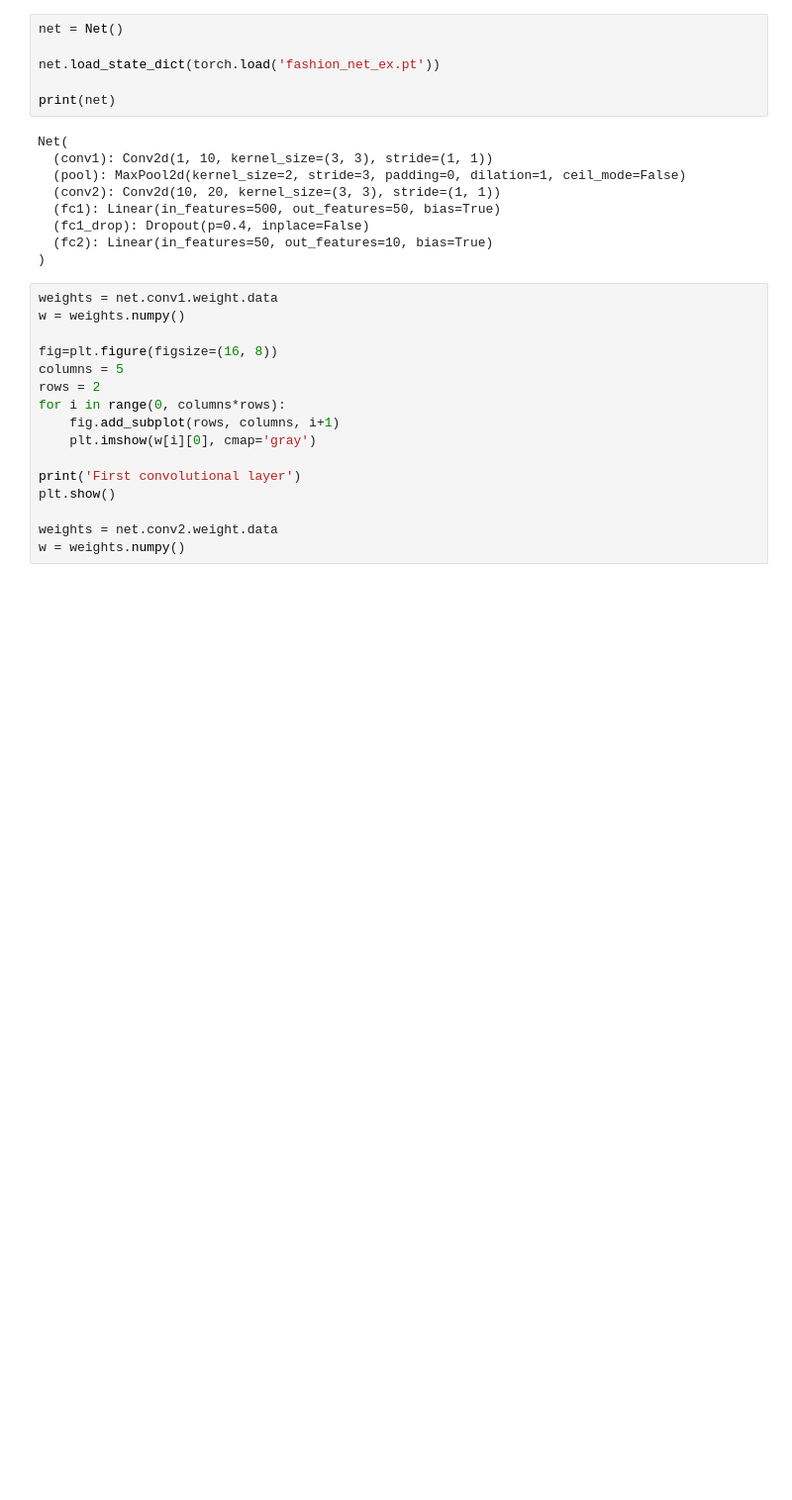
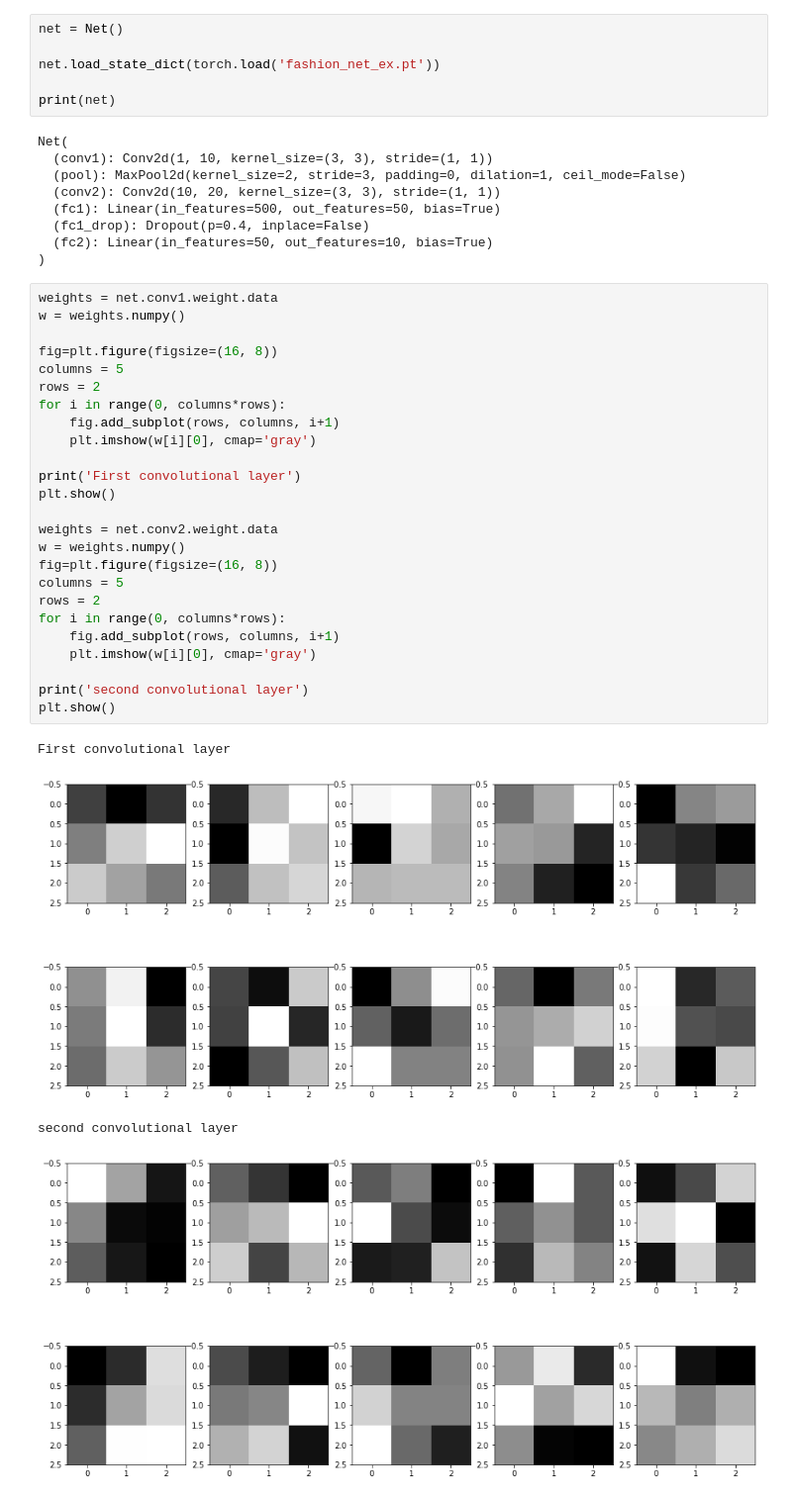
Before and after one commit to rishab-gangwar/DeepLearning_using_Pytorch, a Jupyter notebook: fashionMnistTrain_Viz.ipynb, the cells around one changed output. Shown: that part at 99% size. Cells and saved outputs as stored; diff of their text form; blank space fills up the shorter version.

```diff
--- a/fashionMnistTrain_Viz.ipynb
+++ b/fashionMnistTrain_Viz.ipynb
@@ -93,16 +93,30 @@ Net(
 # %%
 weights = net.conv1.weight.data
 w = weights.numpy()
 
 fig=plt.figure(figsize=(16, 8))
 columns = 5
 rows = 2
 for i in range(0, columns*rows):
     fig.add_subplot(rows, columns, i+1)
     plt.imshow(w[i][0], cmap='gray')
 
 print('First convolutional layer')
 plt.show()
 
 weights = net.conv2.weight.data
 w = weights.numpy()
+fig=plt.figure(figsize=(16, 8))
+columns = 5
+rows = 2
+for i in range(0, columns*rows):
+    fig.add_subplot(rows, columns, i+1)
+    plt.imshow(w[i][0], cmap='gray')
+
+print('second convolutional layer')
+plt.show()
+# %% [output]
+First convolutional layer
+[figure, added]
+second convolutional layer
+[figure, added]
```
Also changed, not shown: parts of 1 cell of this notebook.
